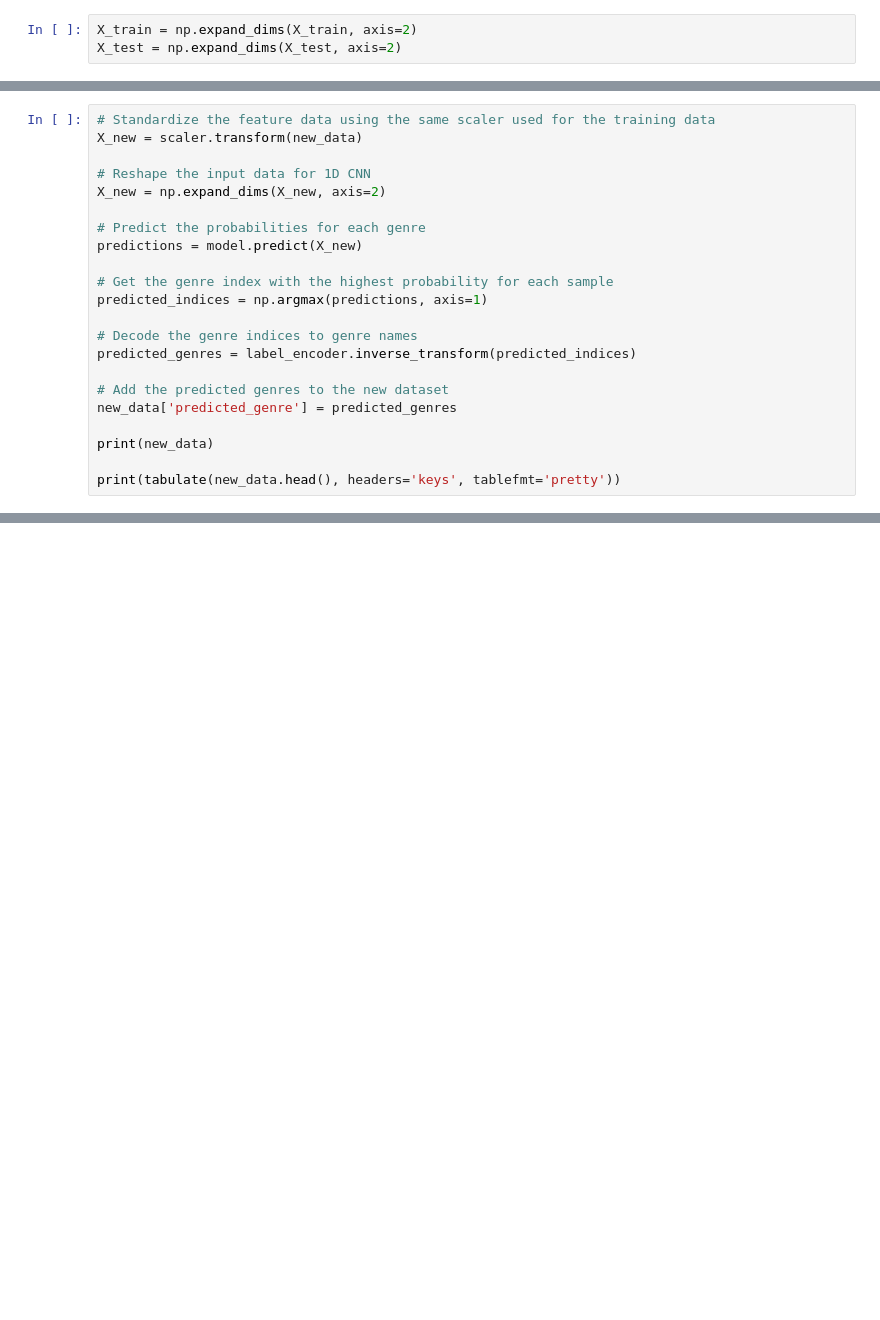
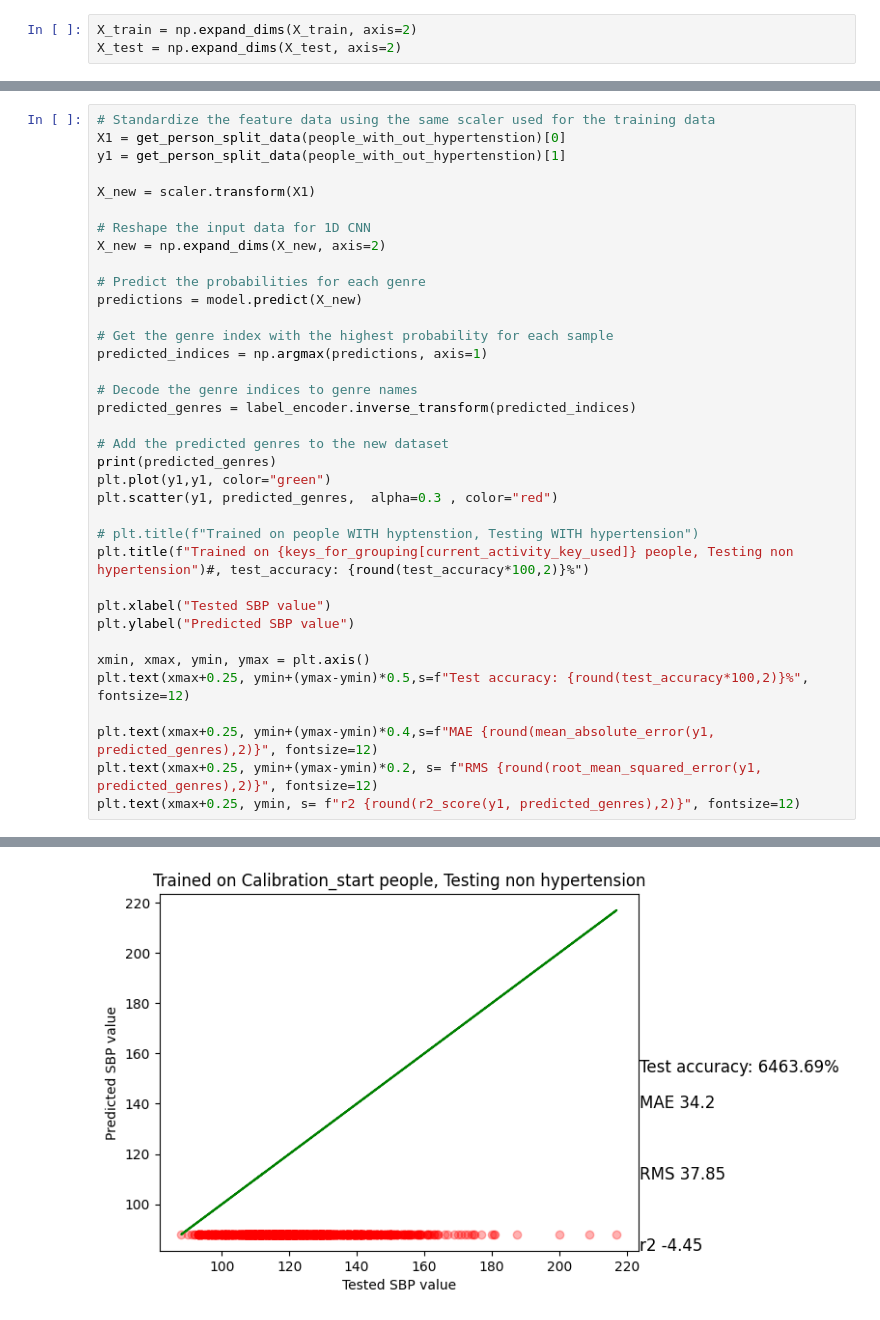
Before and after one commit to danielle34/summer24-lab, a Jupyter notebook: tensorflow_cnn.ipynb, the cells around one changed output, grey strips where cells are left out. Drawn from its saved outputs; the diff is of its cells as text; blank space fills up the shorter version.

```diff
--- a/tensorflow_cnn.ipynb
+++ b/tensorflow_cnn.ipynb
@@ -143,6 +237,9 @@ Test accuracy: 0.011264080181717873
 # %%
 # Standardize the feature data using the same scaler used for the training data
-X_new = scaler.transform(new_data)
+X1 = get_person_split_data(people_with_out_hypertenstion)[0]
+y1 = get_person_split_data(people_with_out_hypertenstion)[1]
+
+X_new = scaler.transform(X1)
 
 # Reshape the input data for 1D CNN
 X_new = np.expand_dims(X_new, axis=2)
@@ -157,8 +254,20 @@ predicted_indices = np.argmax(predictions, axis=1)
 predicted_genres = label_encoder.inverse_transform(predicted_indices)
 
 # Add the predicted genres to the new dataset
-new_data['predicted_genre'] = predicted_genres
+print(predicted_genres)
+plt.plot(y1,y1, color="green")
+plt.scatter(y1, predicted_genres,  alpha=0.3 , color="red")
 
-print(new_data)
+# plt.title(f"Trained on people WITH hyptenstion, Testing WITH hypertension")
+plt.title(f"Trained on {keys_for_grouping[current_activity_key_used]} people, Testing non hypertension")#, test_accuracy: {round(test_accuracy*100,2)}%")
 
-print(tabulate(new_data.head(), headers='keys', tablefmt='pretty'))
+plt.xlabel("Tested SBP value")
+plt.ylabel("Predicted SBP value")
+
+xmin, xmax, ymin, ymax = plt.axis()
+plt.text(xmax+0.25, ymin+(ymax-ymin)*0.5,s=f"Test accuracy: {round(test_accuracy*100,2)}%", fontsize=12)
+
+plt.text(xmax+0.25, ymin+(ymax-ymin)*0.4,s=f"MAE {round(mean_absolute_error(y1, predicted_genres),2)}", fontsize=12)
+plt.text(xmax+0.25, ymin+(ymax-ymin)*0.2, s= f"RMS {round(root_mean_squared_error(y1, predicted_genres),2)}", fontsize=12)
+plt.text(xmax+0.25, ymin, s= f"r2 {round(r2_score(y1, predicted_genres),2)}", fontsize=12)
+# %% [output]
@@ -164,0 +277 @@ print(tabulate(new_data.head(), headers='keys', tablefmt='pretty'))
+[figure, added]
```
Also changed, not shown: parts of 14 cells of this notebook.
